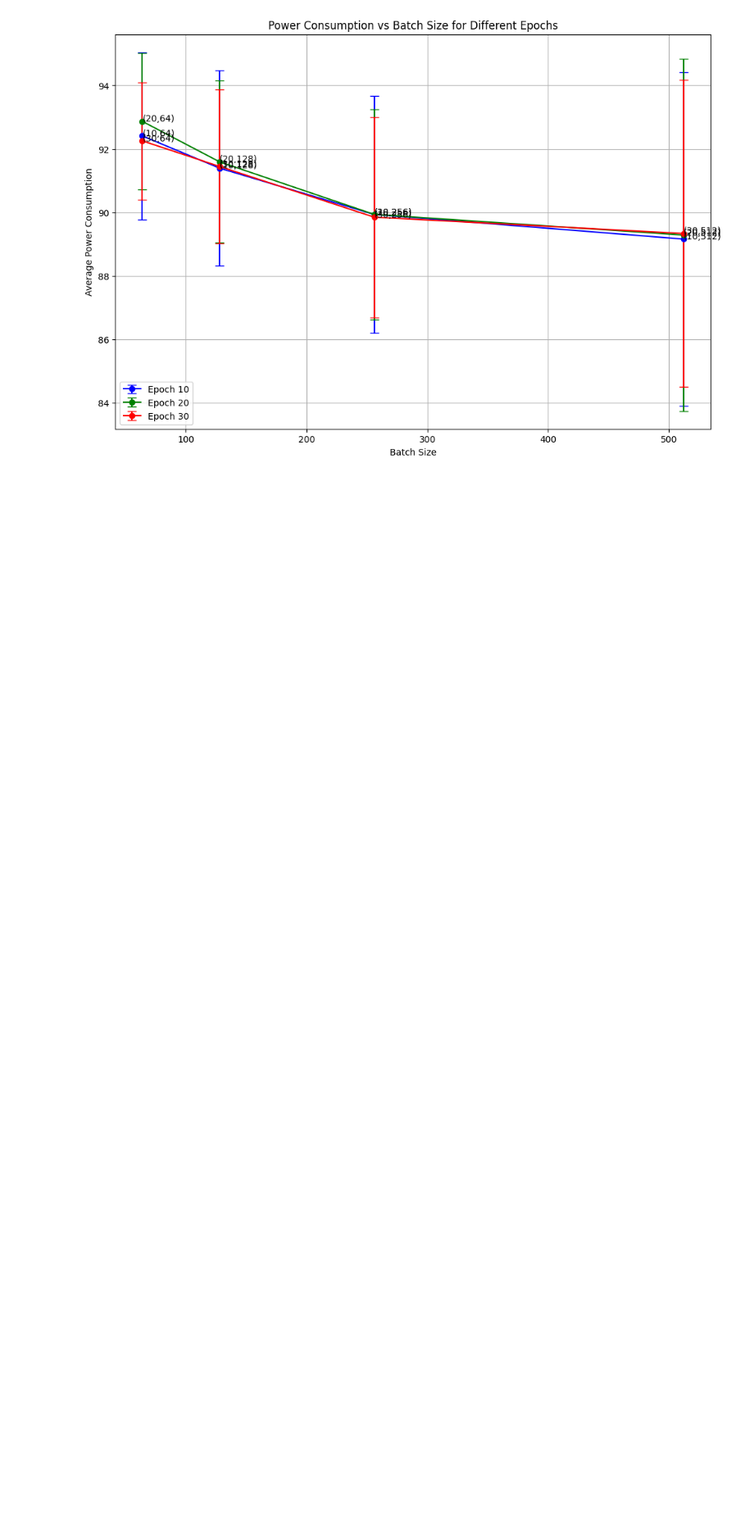
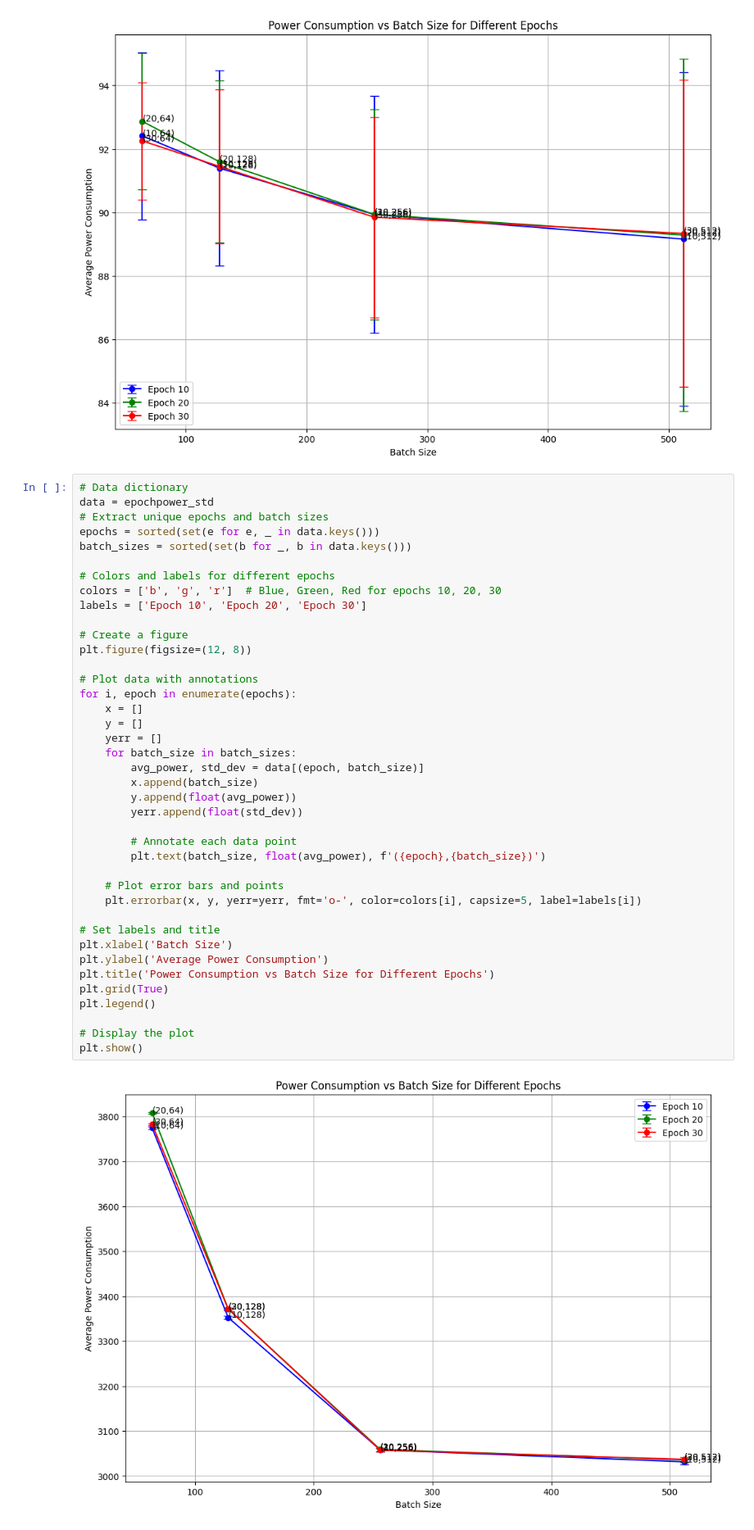
Before and after one commit to dtjgp/GreenAI, a Jupyter notebook: Cloud/3060_95W/code/alexnet_analysis.ipynb, the cells around one changed output. Shown at 82% size. Saved outputs shown, nothing was run; the diff lists cells and outputs as text; blank space fills up the shorter version.

Commit message:
udpate all the analysis data

```diff
--- a/Cloud/3060_95W/code/alexnet_analysis.ipynb
+++ b/Cloud/3060_95W/code/alexnet_analysis.ipynb
@@ -330,3 +373,45 @@ plt.legend()
 plt.show()
 # %% [output]
 [figure]
+# %%
+# Data dictionary
+data = epochpower_std
+# Extract unique epochs and batch sizes
+epochs = sorted(set(e for e, _ in data.keys()))
+batch_sizes = sorted(set(b for _, b in data.keys()))
+
+# Colors and labels for different epochs
+colors = ['b', 'g', 'r']  # Blue, Green, Red for epochs 10, 20, 30
+labels = ['Epoch 10', 'Epoch 20', 'Epoch 30']
+
+# Create a figure
+plt.figure(figsize=(12, 8))
+
+# Plot data with annotations
+for i, epoch in enumerate(epochs):
+    x = []
+    y = []
+    yerr = []
+    for batch_size in batch_sizes:
+        avg_power, std_dev = data[(epoch, batch_size)]
+        x.append(batch_size)
+        y.append(float(avg_power))
+        yerr.append(float(std_dev))
+
+        # Annotate each data point
+        plt.text(batch_size, float(avg_power), f'({epoch},{batch_size})')
+
+    # Plot error bars and points
+    plt.errorbar(x, y, yerr=yerr, fmt='o-', color=colors[i], capsize=5, label=labels[i])
+
+# Set labels and title
+plt.xlabel('Batch Size')
+plt.ylabel('Average Power Consumption')
+plt.title('Power Consumption vs Batch Size for Different Epochs')
+plt.grid(True)
+plt.legend()
+
+# Display the plot
+plt.show()
+# %% [output]
+[figure, added]
```
Also changed, not shown: parts of 4 cells of this notebook, 15 other files.
